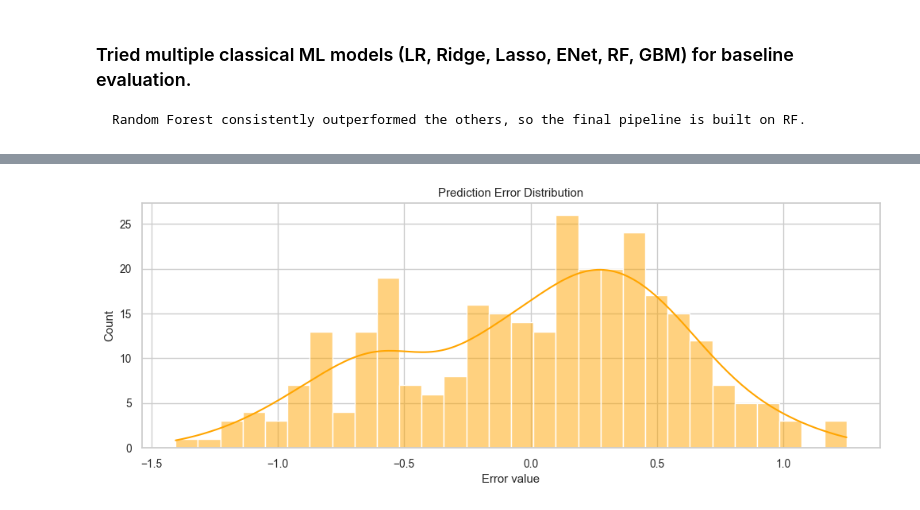
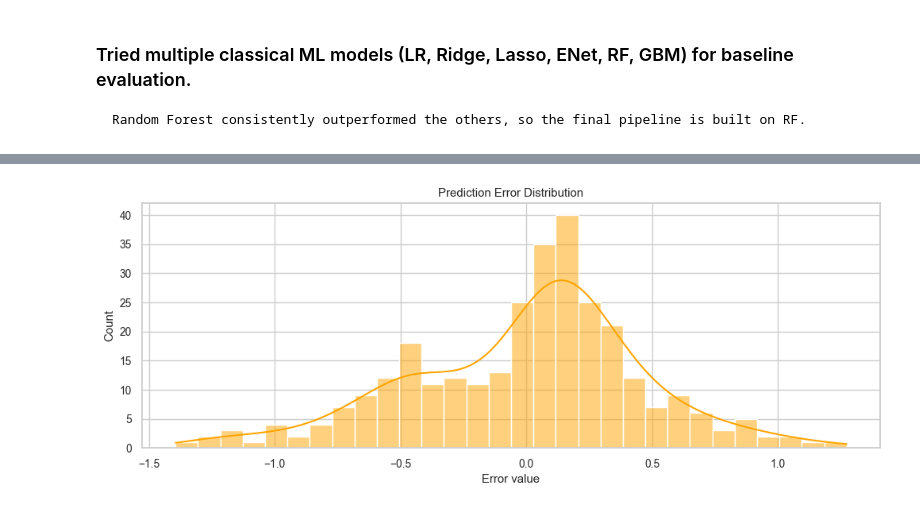
Before and after one commit to varannaibence/Wine-Quality-Prediction-using-ML-Pipelines, a Jupyter notebook: notebooks/03_Modeling.ipynb, the cells around one changed output, grey strips where cells are left out. Cells and saved outputs as stored; diff of their text form; code cells hidden in the pictures.

```diff
--- a/notebooks/03_Modeling.ipynb
+++ b/notebooks/03_Modeling.ipynb
@@ -108,13 +107,13 @@ plt.close()
 # %%
-errors = preds - y_test
+errors = rf_preds - y_test
 
 plt.figure(figsize=(12,4))
 sns.histplot(errors, kde=True, color='orange', bins=30)
 plt.title("Prediction Error Distribution")
 plt.xlabel("Error value")
 plt.ylabel("Count")
 plt.savefig("../visuals/prediction_error_distribution.png")
 plt.show()
 plt.close()
 # %% [output]
-[figure, old version]
+[figure, new version]
```
Also changed, not shown: parts of 4 cells of this notebook, 6 other files.
